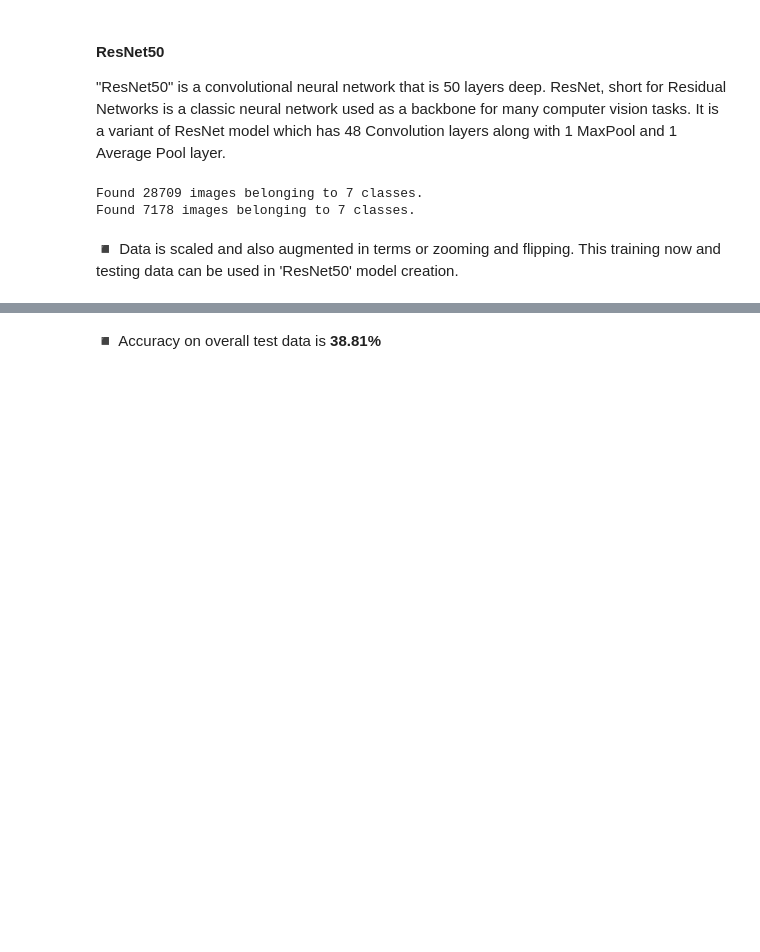
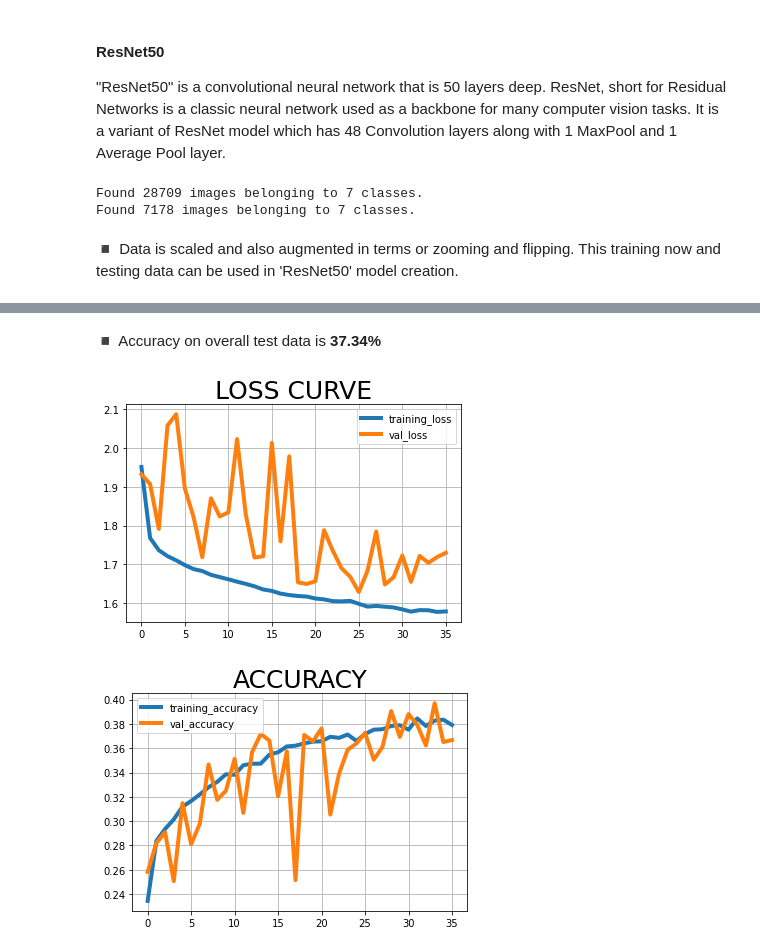
Before and after one commit to Arka1212/Live-Class-Monitoring-System-Face-Emotion-Recognition, a Jupyter notebook: Live_Class_Monitoring_System_(Face_Emotion_Recognition).ipynb, the cells around one changed output, grey strips where cells are left out. Drawn from its saved outputs; the diff is of its cells as text; code cells hidden in the pictures; blank space fills up the shorter version.

```diff
--- a/Live_Class_Monitoring_System_(Face_Emotion_Recognition).ipynb
+++ b/Live_Class_Monitoring_System_(Face_Emotion_Recognition).ipynb
@@ -375,2 +375,39 @@ model_A.evaluate(test_data)
 # %% [markdown]
-◾ Accuracy on overall test data is **38.81%**
+◾ Accuracy on overall test data is **37.34%**
+# %%
+# Creating a helper function to plot accuracy and loss curves.
+def plot_loss_curves(history):
+  '''
+  Returns separate loss and accuracy curves for training and validation set.
+  '''
+
+  loss = history.history['loss']
+  val_loss = history.history['val_loss']
+
+  accuracy = history.history['accuracy']
+  val_accuracy = history.history['val_accuracy']
+
+  epochs = range(len(history.history['loss']))
+
+  # PLotting loss.
+  plt.plot(epochs, loss, label = 'training_loss',linewidth=4)
+  plt.plot(epochs, val_loss, label = 'val_loss',linewidth=4)
+  plt.title('LOSS CURVE',fontsize = 25)
+  plt.legend()
+  plt.grid()
+  plt.show()
+
+  # Plotting accuracy.
+  plt.figure()
+  plt.plot(epochs, accuracy, label = 'training_accuracy',linewidth=4)
+  plt.plot(epochs, val_accuracy, label = 'val_accuracy',linewidth=4)
+  plt.title('ACCURACY',fontsize = 25)
+  plt.legend()
+  plt.grid()
+  plt.show()
+# %%
+# Plotting the loss & accuracy curve for model.
+plot_loss_curves(history_model_A)
+# %% [output]
+[figure, added]
+[figure, added]
```
Also changed, not shown: parts of 5 cells of this notebook.
